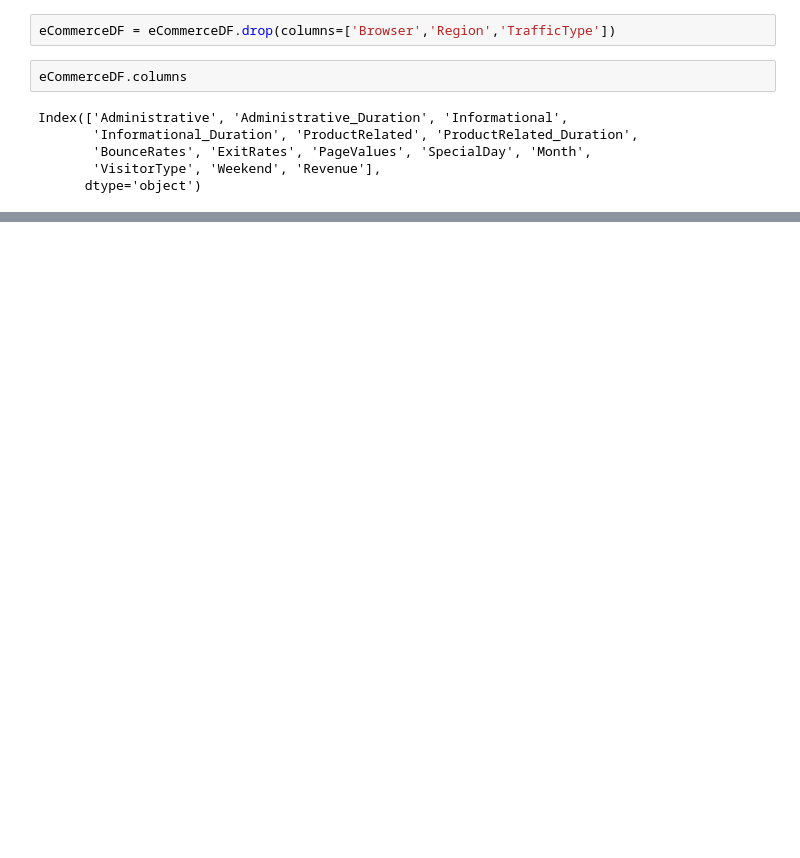
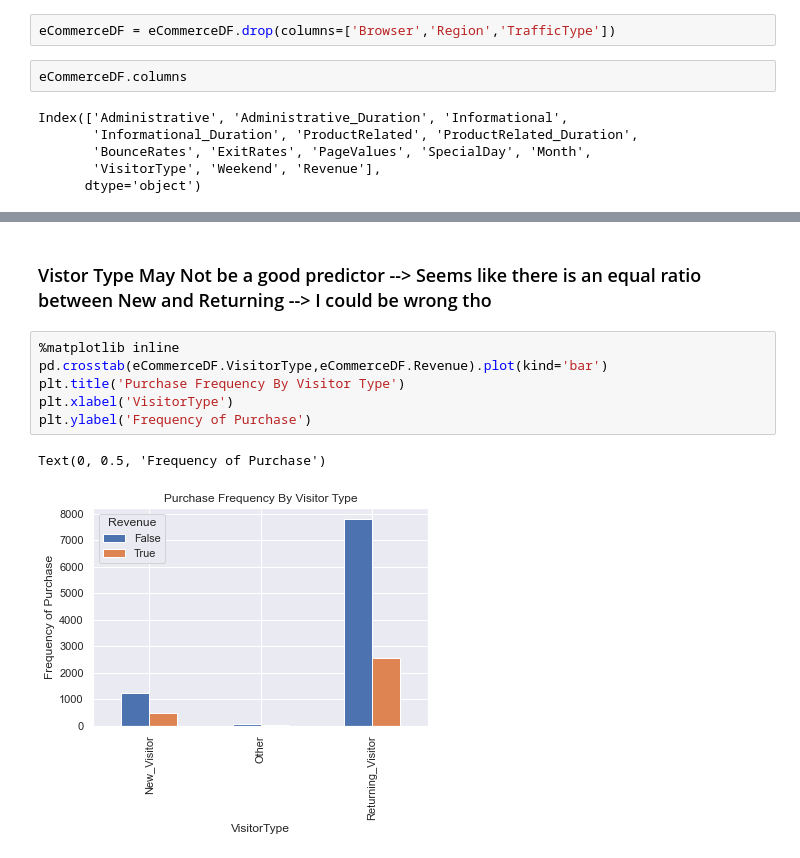
Before and after one commit to ivan-usd/panda-commerce, a Jupyter notebook: notebooks/ivanExploratoryNotebook.ipynb, the cells around one changed output, grey strips where cells are left out. Saved outputs shown, nothing was run; the diff lists cells and outputs as text; blank space fills up the shorter version.

```diff
--- a/notebooks/ivanExploratoryNotebook.ipynb
+++ b/notebooks/ivanExploratoryNotebook.ipynb
@@ -266,0 +263,11 @@ plt.scatter(eCommerceDF['Administrative_Duration'],eCommerceDF['Administrative']
+# %% [markdown]
+### Vistor Type May Not be a good predictor --> Seems like there is an equal ratio between New and Returning --> I could be wrong tho
+# %%
+%matplotlib inline
+pd.crosstab(eCommerceDF.VisitorType,eCommerceDF.Revenue).plot(kind='bar')
+plt.title('Purchase Frequency By Visitor Type')
+plt.xlabel('VisitorType')
+plt.ylabel('Frequency of Purchase')
+# %% [output]
+Text(0, 0.5, 'Frequency of Purchase')
+[figure, added]
```
Also changed, not shown: parts of 33 cells of this notebook, 1 other file.
